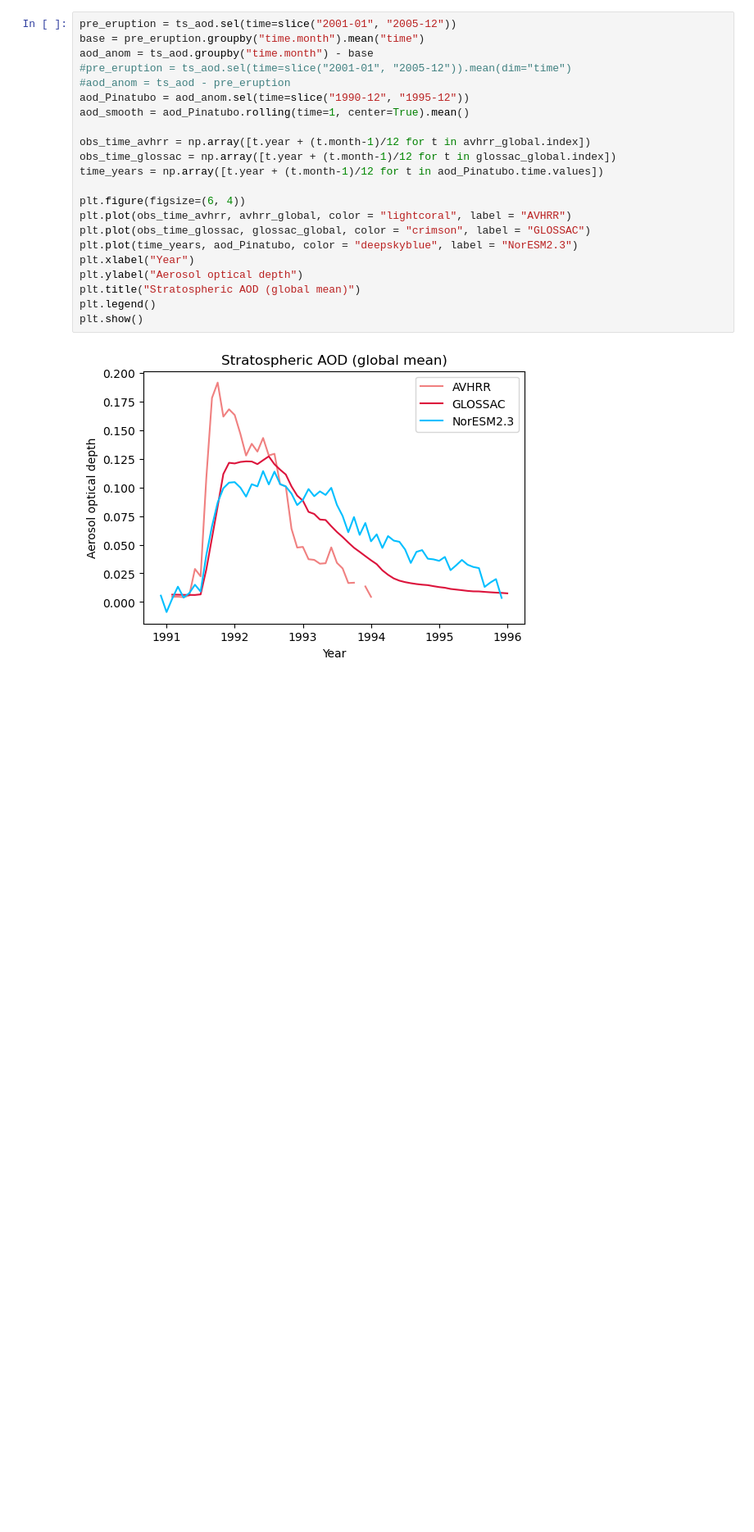
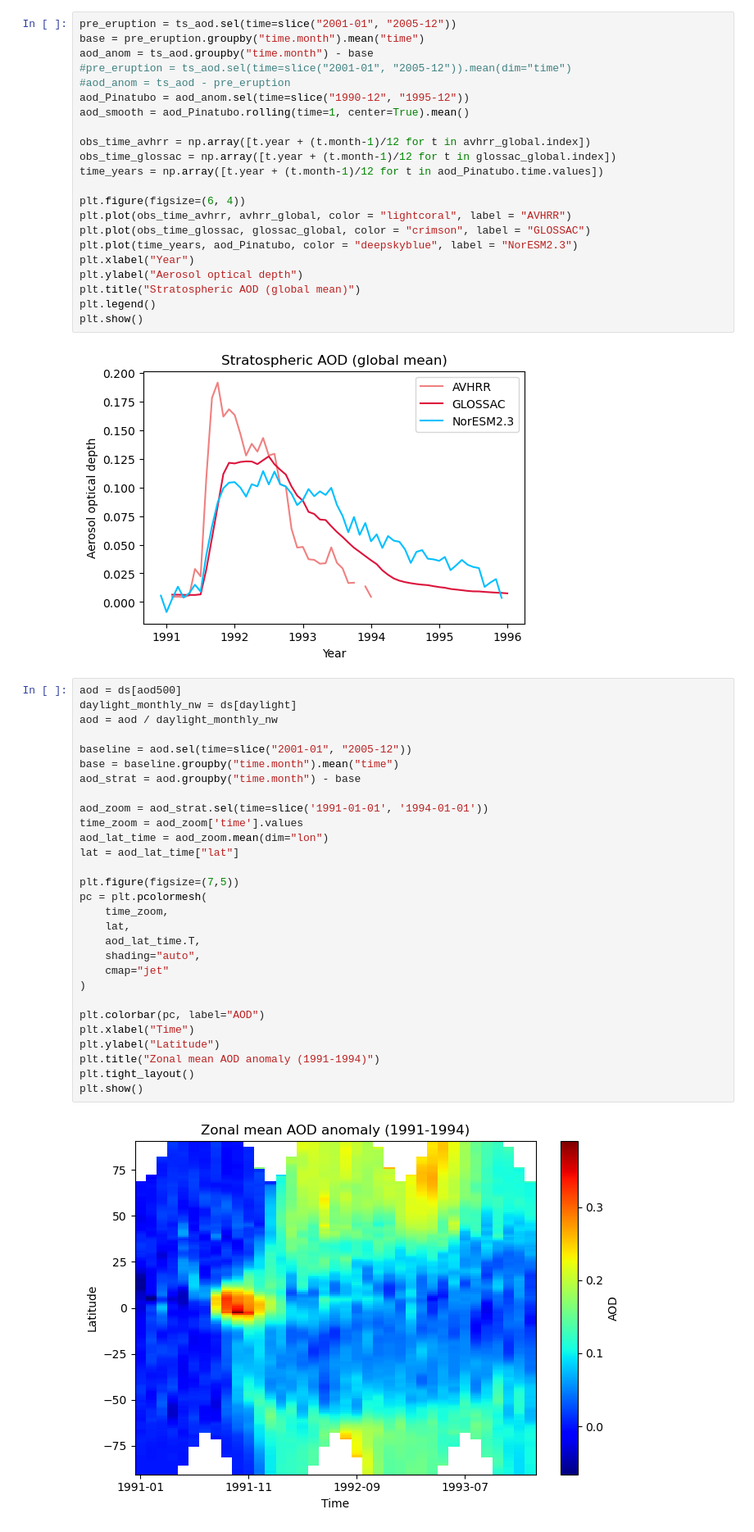
Before and after one commit to EliHHogemo/master_thesis, a Jupyter notebook: sulfur_pinatubo.ipynb, the cells around one changed output. Shown at 82% size. Drawn from its saved outputs; the diff is of its cells as text; blank space fills up the shorter version.

Commit message:
now SAOD plot as Quaglia 2023

```diff
--- a/sulfur_pinatubo.ipynb
+++ b/sulfur_pinatubo.ipynb
@@ -332,3 +336,34 @@ plt.legend()
 plt.show()
 # %% [output]
 [figure]
+# %%
+aod = ds[aod500]
+daylight_monthly_nw = ds[daylight]
+aod = aod / daylight_monthly_nw
+
+baseline = aod.sel(time=slice("2001-01", "2005-12"))
+base = baseline.groupby("time.month").mean("time")
+aod_strat = aod.groupby("time.month") - base
+
+aod_zoom = aod_strat.sel(time=slice('1991-01-01', '1994-01-01'))
+time_zoom = aod_zoom['time'].values
+aod_lat_time = aod_zoom.mean(dim="lon")
+lat = aod_lat_time["lat"]
+
+plt.figure(figsize=(7,5))
+pc = plt.pcolormesh(
+    time_zoom,
+    lat,
+    aod_lat_time.T,
+    shading="auto",
+    cmap="jet"
+)
+
+plt.colorbar(pc, label="AOD")
+plt.xlabel("Time")
+plt.ylabel("Latitude")
+plt.title("Zonal mean AOD anomaly (1991-1994)")
+plt.tight_layout()
+plt.show()
+# %% [output]
+[figure, added]
```
Also changed, not shown: parts of 1 cell of this notebook.
